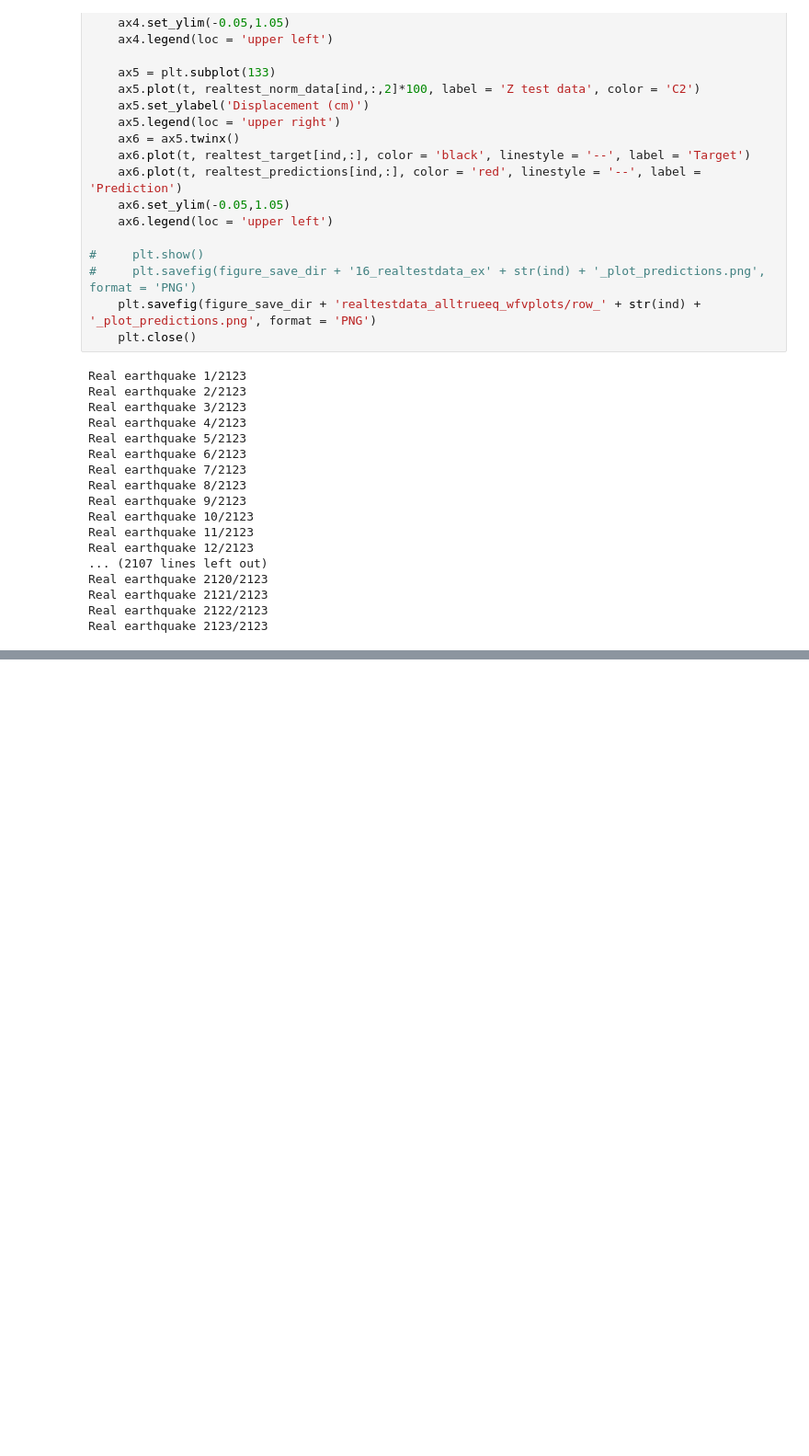
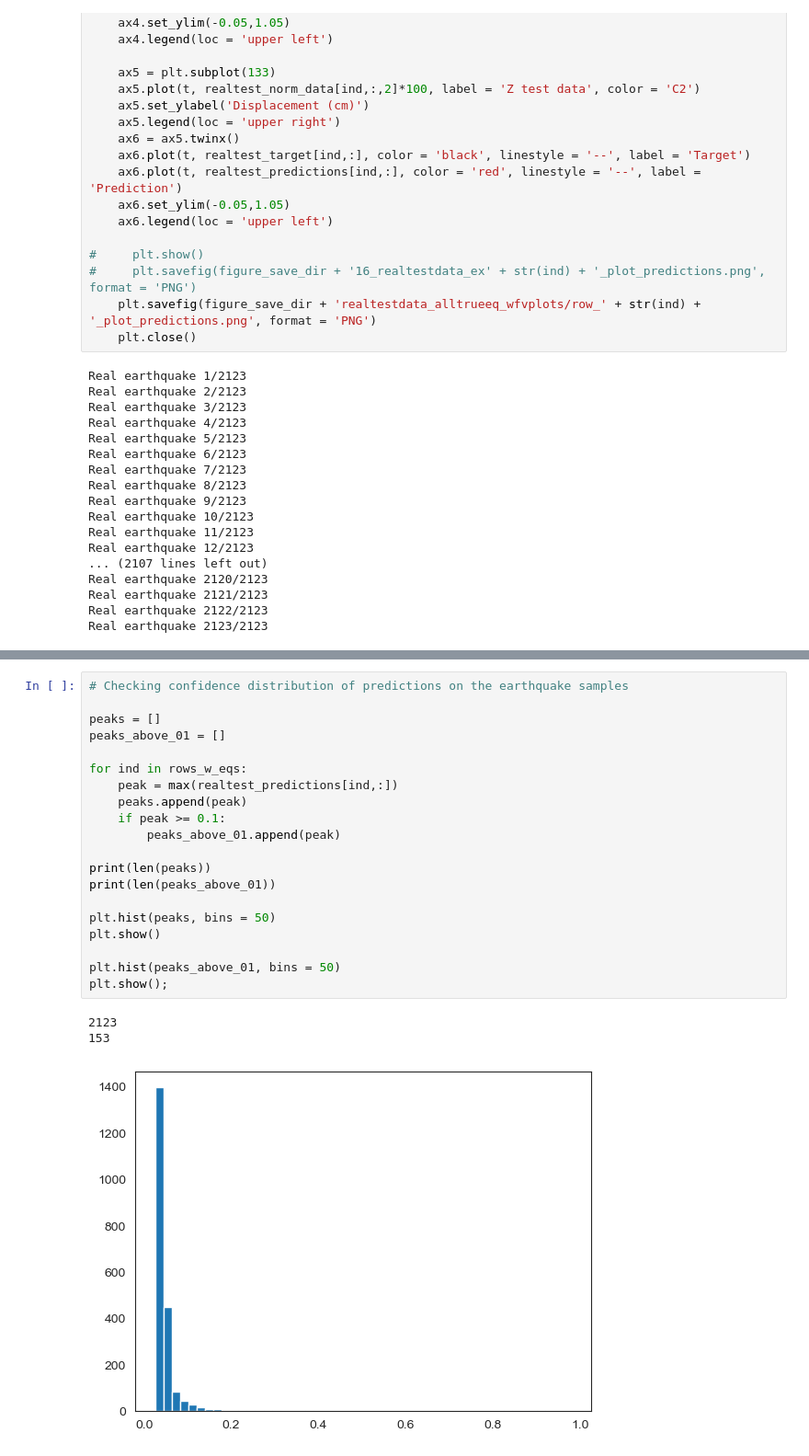
Before and after one commit to UO-Geophysics/gnss-picker, a Jupyter notebook: codes/cnn_train_and_test/summer23/1_gnss_unet_train_and_test.ipynb, the cells around one changed output, grey strips where cells are left out. Shown at 92% size. Drawn from its saved outputs; the diff is of its cells as text; blank space fills up the shorter version.

Commit message:
Making some of the individual real data plots but only over specific thresholds, plus histogram of confidence

```diff
--- a/codes/cnn_train_and_test/summer23/1_gnss_unet_train_and_test.ipynb
+++ b/codes/cnn_train_and_test/summer23/1_gnss_unet_train_and_test.ipynb
@@ -1168,0 +752,24 @@ Real earthquake 2123/2123
+# %%
+# Checking confidence distribution of predictions on the earthquake samples
+
+peaks = []
+peaks_above_01 = []
+
+for ind in rows_w_eqs:
+    peak = max(realtest_predictions[ind,:])
+    peaks.append(peak)
+    if peak >= 0.1:
+        peaks_above_01.append(peak)
+
+print(len(peaks))
+print(len(peaks_above_01))
+
+plt.hist(peaks, bins = 50)
+plt.show()
+
+plt.hist(peaks_above_01, bins = 50)
+plt.show();
+# %% [output]
+2123
+153
+[figure, added]
```
Also changed, not shown: parts of 4 cells of this notebook.
